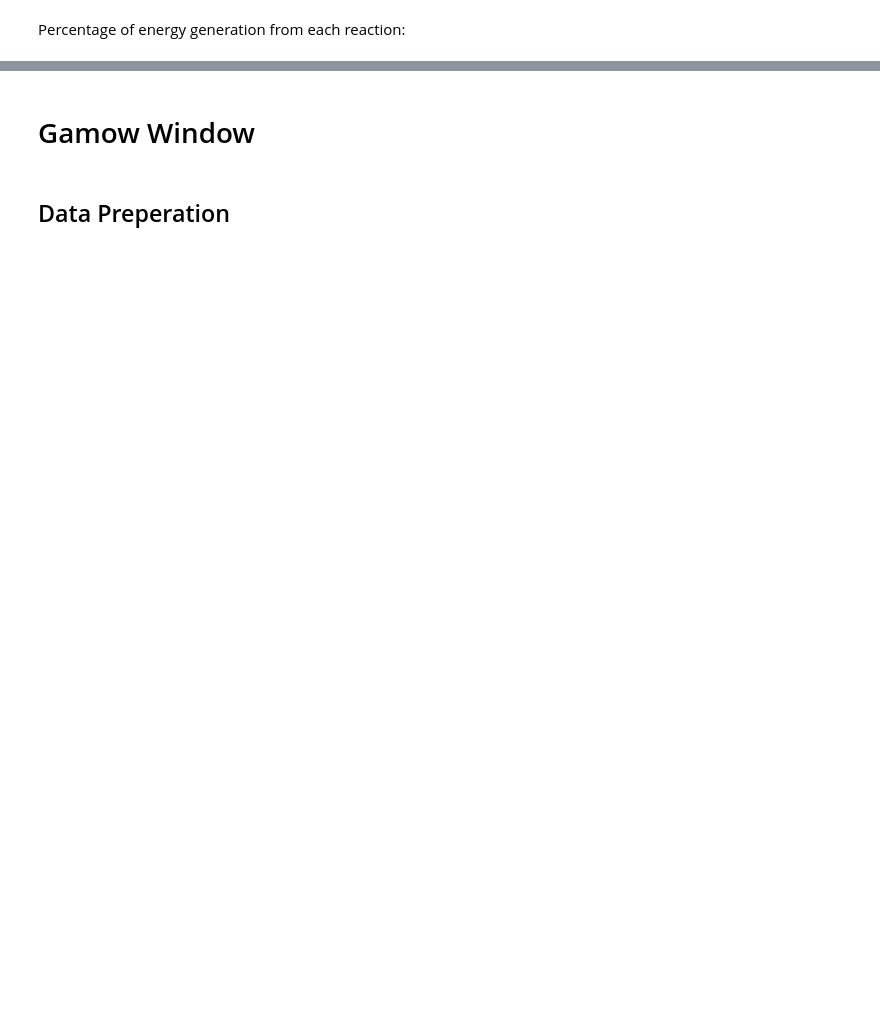
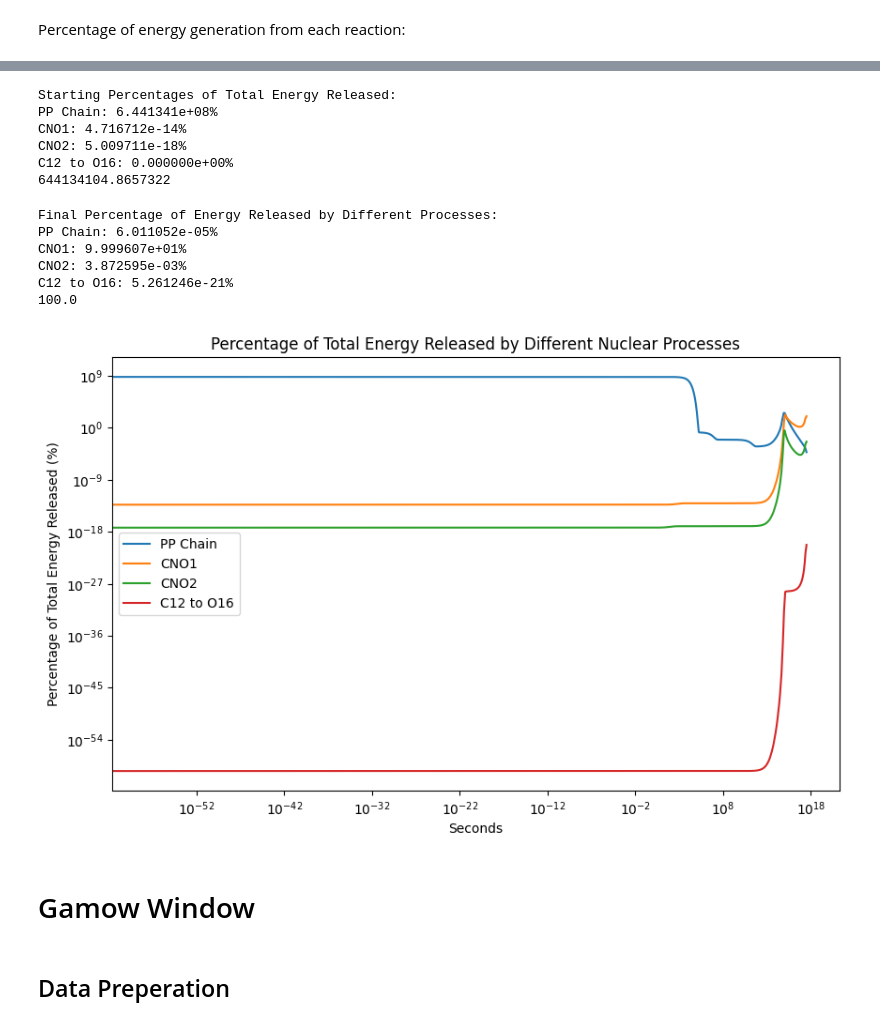
Before and after one commit to PranavHN/PHAS0052-Physics_Group_Project, a Jupyter notebook: Code/Pranav code.ipynb, the cells around one changed output, grey strips where cells are left out. Cells and saved outputs as stored; diff of their text form; code cells hidden in the pictures; blank space fills up the shorter version.

```diff
--- a/Code/Pranav code.ipynb
+++ b/Code/Pranav code.ipynb
@@ -715,18 +810,59 @@ plt.show()
+# %%
+# Print the starting percentage of energy released by each process
+
+startPercentages = percentages[0]
+
+print("Starting Percentages of Total Energy Released:")
+print("PP Chain: {:.6e}%".format(startPercentages[0]))
+print("CNO1: {:.6e}%".format(startPercentages[1]))
+print("CNO2: {:.6e}%".format(startPercentages[2]))
+# print("Triple Alpha: {:.6e}%".format(startPercentages[3]))
+print("C12 to O16: {:.6e}%".format(startPercentages[3]))
+
+print(np.sum(startPercentages))
+# %% [output]
+Starting Percentages of Total Energy Released:
+PP Chain: 6.441341e+08%
+CNO1: 4.716712e-14%
+CNO2: 5.009711e-18%
+C12 to O16: 0.000000e+00%
+644134104.8657322
+# %%
+# Print the final percentage of energy released by each process
+
+final_percentages = percentages[-1]
+
+print("Final Percentage of Energy Released by Different Processes:")
+print("PP Chain: {:.6e}%".format(final_percentages[0]))
+print("CNO1: {:.6e}%".format(final_percentages[1]))
+print("CNO2: {:.6e}%".format(final_percentages[2]))
+# print("Triple Alpha: {:.6e}%".format(final_percentages[3]))
+print("C12 to O16: {:.6e}%".format(final_percentages[4]))
+
+print(np.sum(final_percentages))
+# %% [output]
+Final Percentage of Energy Released by Different Processes:
+PP Chain: 6.011052e-05%
+CNO1: 9.999607e+01%
+CNO2: 3.872595e-03%
+C12 to O16: 5.261246e-21%
+100.0
 # %%
-percentages = np.array([energy / totalEnergy for energy in energies]) * 100
-
 plt.figure(figsize=(10, 6))
 plt.plot(time_steps, percentages[:, 0], label='PP Chain')
 plt.plot(time_steps, percentages[:, 1], label='CNO1')
 plt.plot(time_steps, percentages[:, 2], label='CNO2')
 # plt.plot(time_steps, percentages[:, 3], label='Triple Alpha')
+plt.plot(time_steps, percentages[:, 4], label='C12 to O16')
 plt.xlabel('Seconds')
 plt.ylabel('Percentage of Total Energy Released (%)')
 plt.yscale('log')
 plt.xscale('log')
 plt.legend()
 plt.title('Percentage of Total Energy Released by Different Nuclear Processes')
 plt.show()
+# %% [output]
+[figure, added]
 # %% [markdown]
 # Gamow Window
 # %% [markdown]
```
Also changed, not shown: parts of 17 cells of this notebook.
